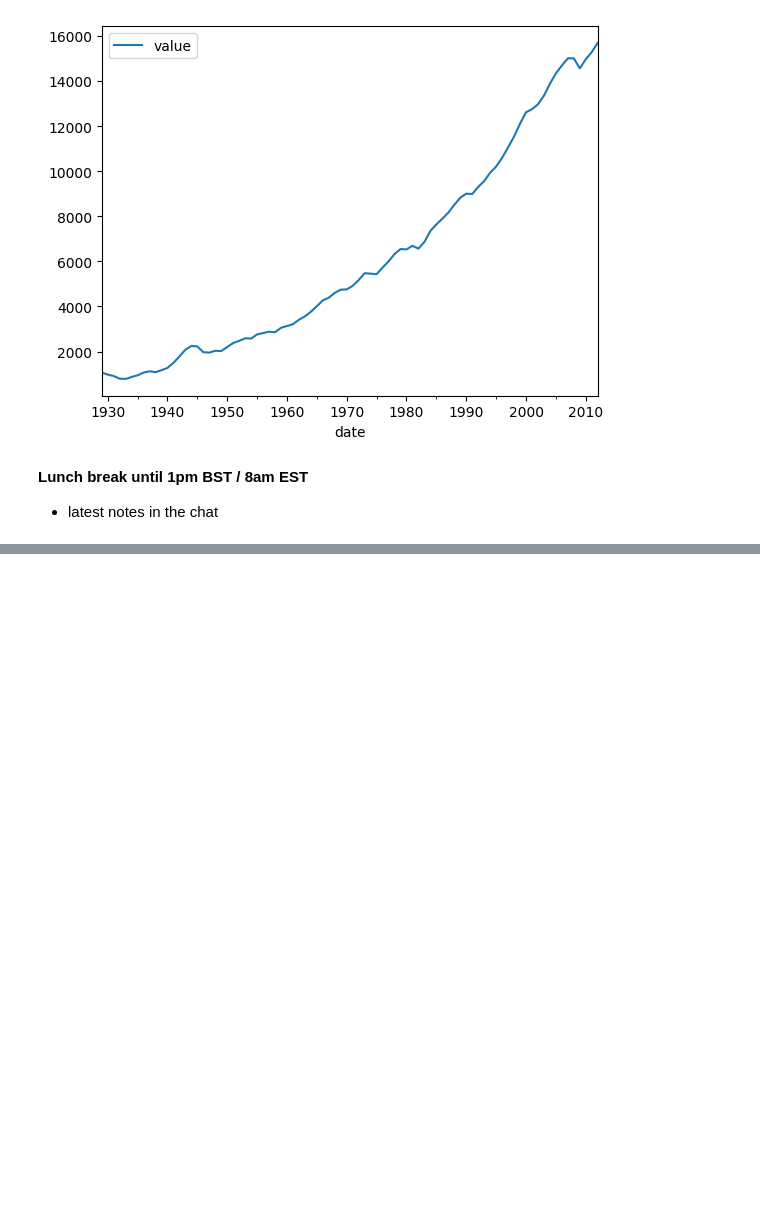
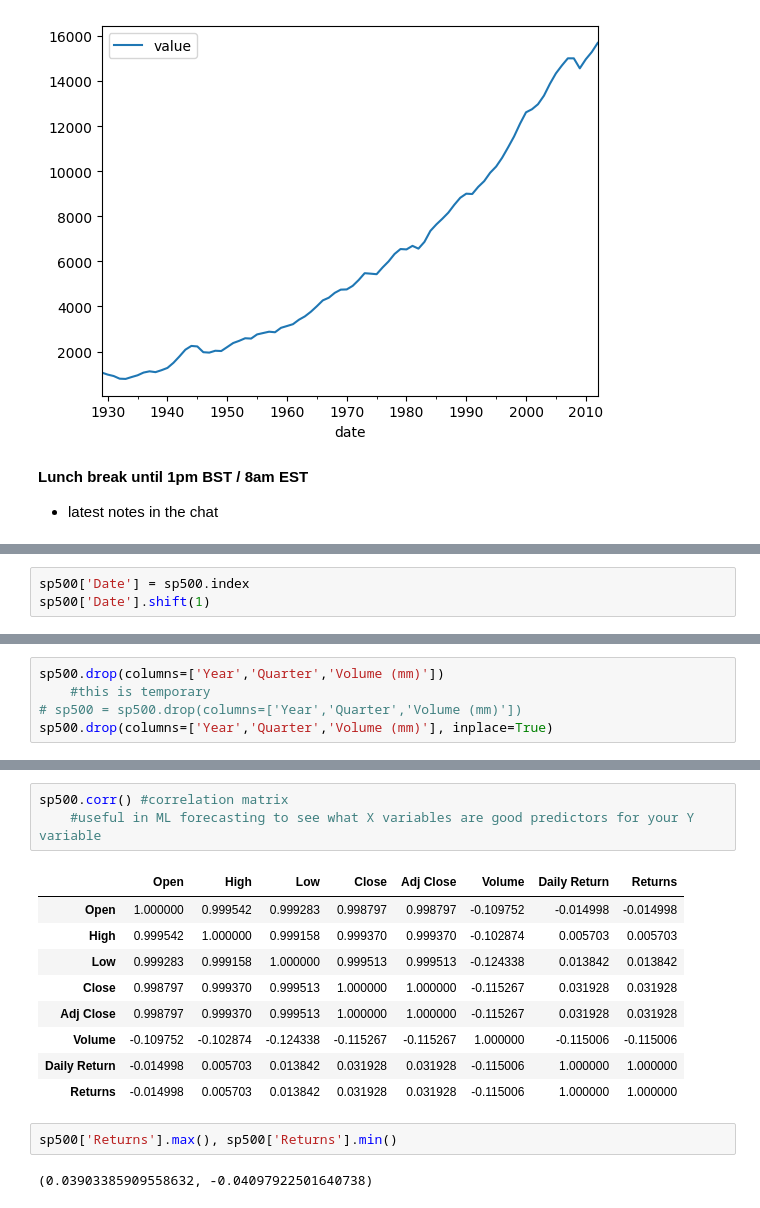
Before and after one commit to TheMarqueeGroup/JPM_DS_EMEA_Apr2024, a Jupyter notebook: day1_notes.ipynb, the cells around one changed output, grey strips where cells are left out. Saved outputs shown, nothing was run; the diff lists cells and outputs as text; blank space fills up the shorter version.

```diff
--- a/day1_notes.ipynb
+++ b/day1_notes.ipynb
@@ -890,0 +943,3 @@ fred_data.plot(x='date',y='value')
+# %%
+sp500['Date'] = sp500.index
+sp500['Date'].shift(1)
@@ -890,0 +960,5 @@ fred_data.plot(x='date',y='value')
+# %%
+sp500.drop(columns=['Year','Quarter','Volume (mm)'])
+    #this is temporary
+# sp500 = sp500.drop(columns=['Year','Quarter','Volume (mm)'])
+sp500.drop(columns=['Year','Quarter','Volume (mm)'], inplace=True)
@@ -890,0 +1025,17 @@ fred_data.plot(x='date',y='value')
+# %%
+sp500.corr() #correlation matrix
+    #useful in ML forecasting to see what X variables are good predictors for your Y variable
+# %% [output]
+|  | Open | High | Low | Close | Adj Close | Volume | Daily Return | Returns |
+| Open | 1.000000 | 0.999542 | 0.999283 | 0.998797 | 0.998797 | -0.109752 | -0.014998 | -0.014998 |
+| High | 0.999542 | 1.000000 | 0.999158 | 0.999370 | 0.999370 | -0.102874 | 0.005703 | 0.005703 |
+| Low | 0.999283 | 0.999158 | 1.000000 | 0.999513 | 0.999513 | -0.124338 | 0.013842 | 0.013842 |
+| Close | 0.998797 | 0.999370 | 0.999513 | 1.000000 | 1.000000 | -0.115267 | 0.031928 | 0.031928 |
+| Adj Close | 0.998797 | 0.999370 | 0.999513 | 1.000000 | 1.000000 | -0.115267 | 0.031928 | 0.031928 |
+| Volume | -0.109752 | -0.102874 | -0.124338 | -0.115267 | -0.115267 | 1.000000 | -0.115006 | -0.115006 |
+| Daily Return | -0.014998 | 0.005703 | 0.013842 | 0.031928 | 0.031928 | -0.115006 | 1.000000 | 1.000000 |
+| Returns | -0.014998 | 0.005703 | 0.013842 | 0.031928 | 0.031928 | -0.115006 | 1.000000 | 1.000000 |
+# %%
+sp500['Returns'].max(), sp500['Returns'].min()
+# %% [output]
+(0.03903385909558632, -0.04097922501640738)
```
Also changed, not shown: parts of 62 cells of this notebook.
